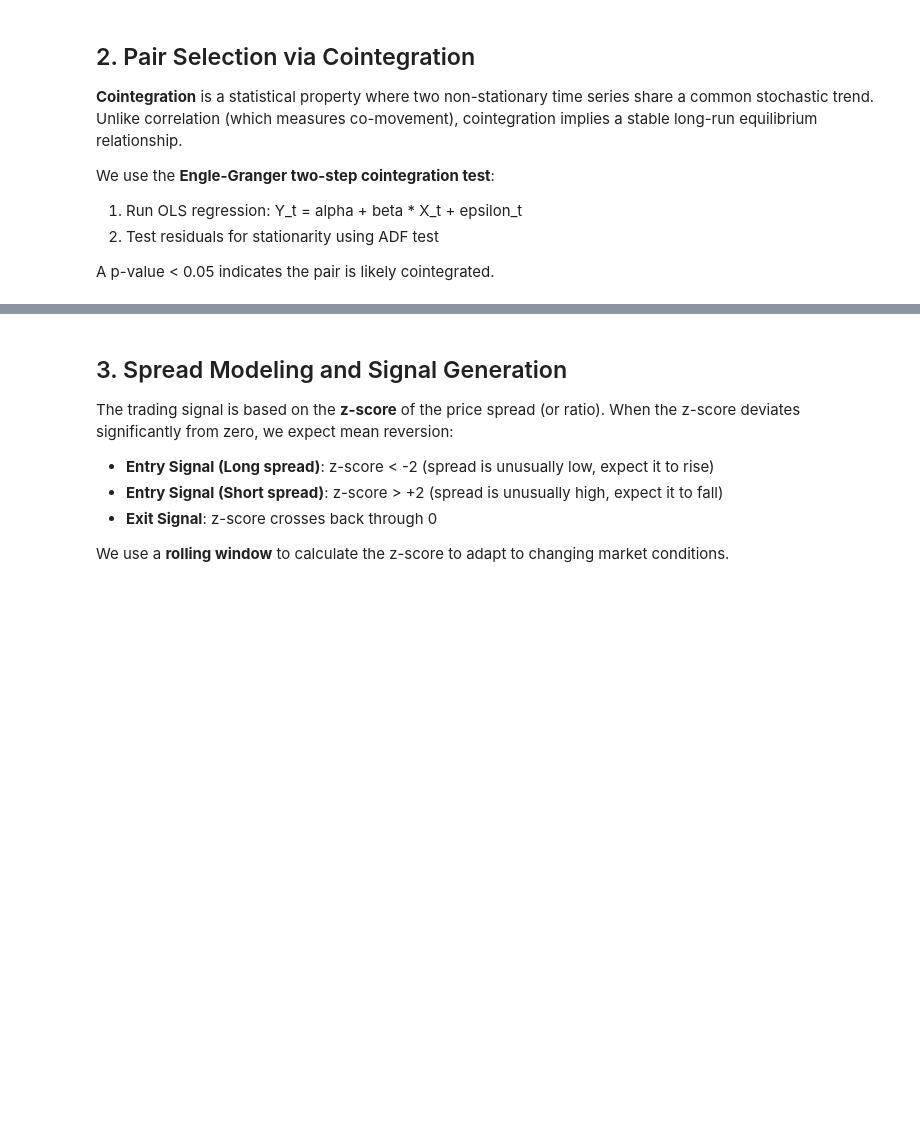
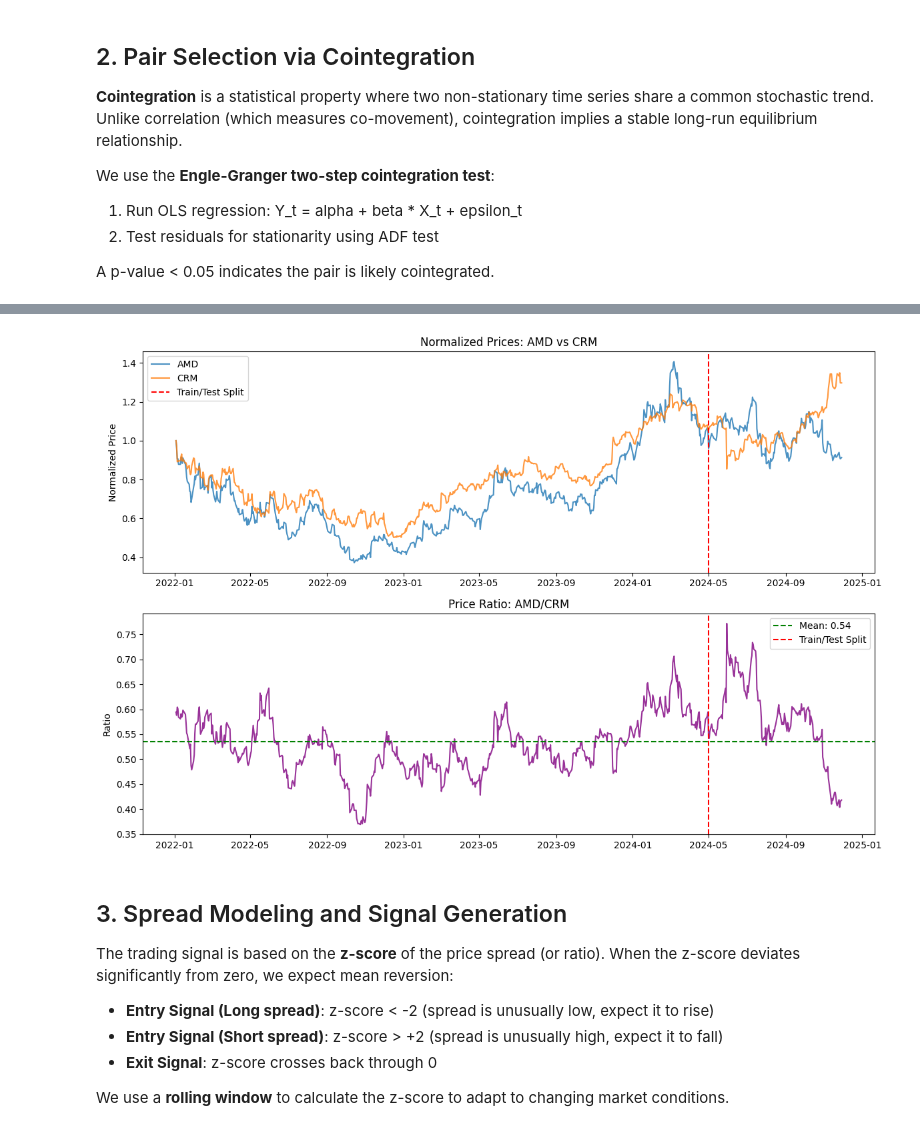
Before and after one commit to Vitamoon/ieor198, a Jupyter notebook: final_proj.ipynb, the cells around one changed output, grey strips where cells are left out. Saved outputs shown, nothing was run; the diff lists cells and outputs as text; code cells hidden in the pictures; blank space fills up the shorter version.

```diff
--- a/final_proj.ipynb
+++ b/final_proj.ipynb
@@ -166,8 +248,12 @@ print(f"Testing period: {test_data.index[0].date()} to {test_data.index[-1].date
 # %%
 # Find cointegrated pairs using training data only
-print("Screening for cointegrated pairs (this may take a moment)...\n")
+if len(train_data) > 0 and len(train_data.columns) >= 2:
+    print("Screening for cointegrated pairs (this may take a moment)...\n")
 
-cointegrated_pairs = find_cointegrated_pairs(train_data, sector_map, significance=0.05)
+    cointegrated_pairs = find_cointegrated_pairs(train_data, sector_map, significance=0.05)
 
-print(f"Found {len(cointegrated_pairs)} cointegrated pairs:\n")
-cointegrated_pairs
+    print(f"Found {len(cointegrated_pairs)} cointegrated pairs:\n")
+    display(cointegrated_pairs) if len(cointegrated_pairs) > 0 else print("No pairs found at 0.05 significance level.")
+else:
+    print("ERROR: Not enough data to screen for pairs.")
+    cointegrated_pairs = pd.DataFrame()
@@ -174,6 +281,9 @@ cointegrated_pairs
 # %%
 # Select top pair(s) for trading
 # If no pairs found, use a default pair known to be historically cointegrated
+
+available_tickers = list(price_data.columns) if len(price_data) > 0 else []
+
 if len(cointegrated_pairs) > 0:
     best_pair = cointegrated_pairs.iloc[0]
     stock1, stock2 = best_pair['ticker1'], best_pair['ticker2']
@@ -181,32 +291,52 @@ if len(cointegrated_pairs) > 0:
     print(f"Sector: {best_pair['sector']}")
     print(f"Cointegration p-value: {best_pair['pvalue']:.6f}")
 else:
-    # Fallback to a commonly traded pair
-    stock1, stock2 = 'XOM', 'CVX'
-    print(f"No significant pairs found. Using fallback pair: {stock1} - {stock2}")
+    # Fallback to a commonly traded pair (energy sector usually has good pairs)
+    fallback_pairs = [('XOM', 'CVX'), ('JPM', 'BAC'), ('AAPL', 'MSFT'), ('HD', 'LOW')]
+    stock1, stock2 = None, None
+
+    for s1, s2 in fallback_pairs:
+        if s1 in available_tickers and s2 in available_tickers:
+            stock1, stock2 = s1, s2
+            break
+
+    if stock1 is None and len(available_tickers) >= 2:
+        # Just use first two available tickers
+        stock1, stock2 = available_tickers[0], available_tickers[1]
+
+    if stock1 and stock2:
+        print(f"No significant pairs found at 0.05 level. Using fallback pair: {stock1} - {stock2}")
+    else:
+        print("ERROR: Not enough tickers available to form a pair.")
 
 # Visualize the price series (normalized)
-fig, axes = plt.subplots(2, 1, figsize=(12, 8))
+if stock1 and stock2 and stock1 in price_data.columns and stock2 in price_data.columns:
+    fig, axes = plt.subplots(2, 1, figsize=(12, 8))
 
-# Normalized prices
-norm_s1 = price_data[stock1] / price_data[stock1].iloc[0]
-norm_s2 = price_data[stock2] / price_data[stock2].iloc[0]
+    # Normalized prices
+    norm_s1 = price_data[stock1] / price_data[stock1].iloc[0]
+    norm_s2 = price_data[stock2] / price_data[stock2].iloc[0]
 
-axes[0].plot(norm_s1, label=stock1, alpha=0.8)
-axes[0].plot(norm_s2, label=stock2, alpha=0.8)
-axes[0].axvline(train_data.index[-1], color='red', linestyle='--', label='Train/Test Split')
-axes[0].set_title(f'Normalized Prices: {stock1} vs {stock2}')
-axes[0].legend()
-axes[0].set_ylabel('Normalized Price')
+    axes[0].plot(norm_s1, label=stock1, alpha=0.8)
+    axes[0].plot(norm_s2, label=stock2, alpha=0.8)
+    if len(train_data) > 0:
+        axes[0].axvline(train_data.index[-1], color='red', linestyle='--', label='Train/Test Split')
+    axes[0].set_title(f'Normalized Prices: {stock1} vs {stock2}')
+    axes[0].legend()
+    axes[0].set_ylabel('Normalized Price')
 
-# Price ratio
-ratio = price_data[stock1] / price_data[stock2]
-axes[1].plot(ratio, color='purple', alpha=0.8)
-axes[1].axhline(ratio.mean(), color='green', linestyle='--', label=f'Mean: {ratio.mean():.2f}')
-axes[1].axvline(train_data.index[-1], color='red', linestyle='--', label='Train/Test Split')
-axes[1].set_title(f'Price Ratio: {stock1}/{stock2}')
-axes[1].legend()
-axes[1].set_ylabel('Ratio')
+    # Price ratio
+    ratio = price_data[stock1] / price_data[stock2]
+    axes[1].plot(ratio, color='purple', alpha=0.8)
+    axes[1].axhline(ratio.mean(), color='green', linestyle='--', label=f'Mean: {ratio.mean():.2f}')
+    if len(train_data) > 0:
+        axes[1].axvline(train_data.index[-1], color='red', linestyle='--', label='Train/Test Split')
+    axes[1].set_title(f'Price Ratio: {stock1}/{stock2}')
+    axes[1].legend()
+    axes[1].set_ylabel('Ratio')
 
-plt.tight_layout()
-plt.show()
+    plt.tight_layout()
+    plt.show()
+else:
+    print("Cannot visualize - missing stock data.")
+# %% [output]
@@ -213,3 +346,4 @@ plt.show()
+[figure, added]
 # %% [markdown]
 ## 3. Spread Modeling and Signal Generation
 
```
Also changed, not shown: parts of 16 cells of this notebook.
